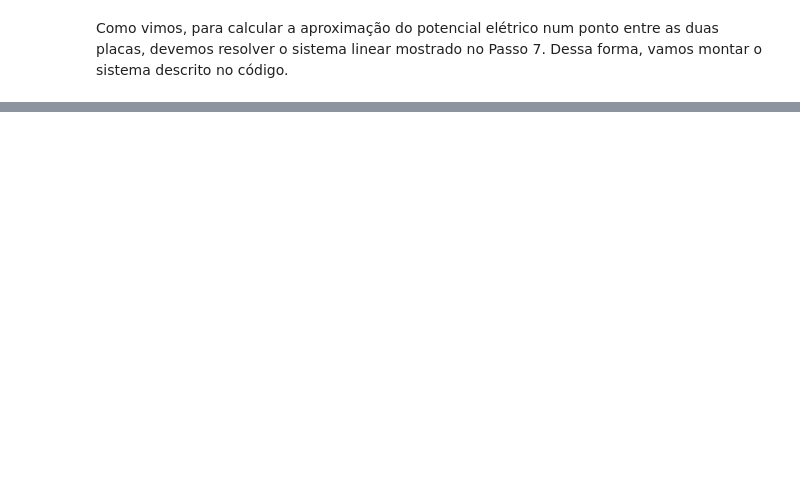
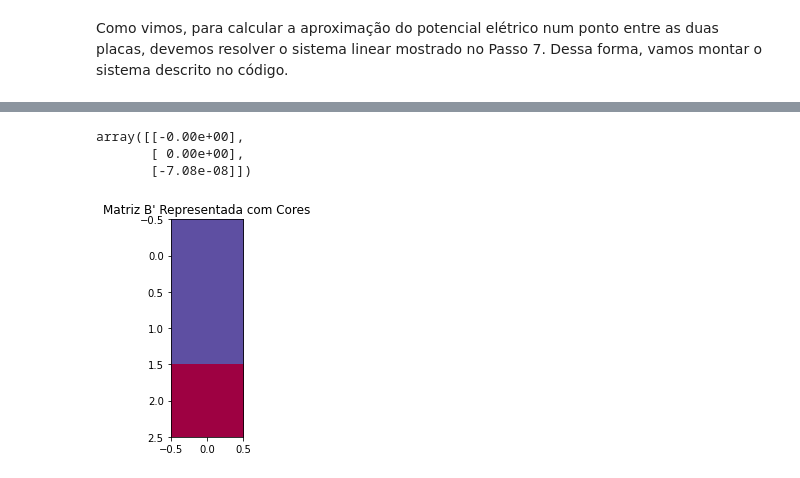
Before and after one commit to RafaelBNN/es203, a Jupyter notebook: Trabalho_Computacional.ipynb, the cells around one changed output, grey strips where cells are left out. Saved outputs shown, nothing was run; the diff lists cells and outputs as text; code cells hidden in the pictures; blank space fills up the shorter version.

```diff
--- a/Trabalho_Computacional.ipynb
+++ b/Trabalho_Computacional.ipynb
@@ -398,0 +273,34 @@ print(capac3)
+# %%
+# Agora, vamos criar uma funcao que monta a matriz colunar B'
+
+def criaMatrizBLinha(n1, n2, epsR1, epsR2, d1, d2):
+
+    # Variaves que serao utilizadas
+    n=n1+n2
+    l1 = d1/n1
+    l2 = d2/n2
+
+    # Primeiro, declaramos uma matriz nula de dimensoes 1xn
+    matrizB = np.zeros((n-1,1))
+
+    # Agora, alteramos o primeiro e o ultimo valor, como mostrado no Passo 7.
+    # Perceba, porem, que o v0 mostrado eh o nosso vf, e o vn-1 citado eh o nosso v0.
+    matrizB[0][0] = -(eps0*epsR1)*vf/l1
+    matrizB[n-2][0] = -(eps0*epsR2)*v0/l2
+
+    return matrizB
+
+matrizB = criaMatrizBLinha(n1, n2, epsR1, epsR2, d1, d2)
+matrizB
+# %% [output]
+array([[-0.00e+00],
+       [ 0.00e+00],
+       [-7.08e-08]])
+# %%
+# Plotando com cores
+
+plt.imshow(matrizB, interpolation='none', cmap='Spectral')
+plt.title("Matriz B' Representada com Cores")
+plt.show()
+# %% [output]
+[figure, added]
```
Also changed, not shown: parts of 42 cells of this notebook.
